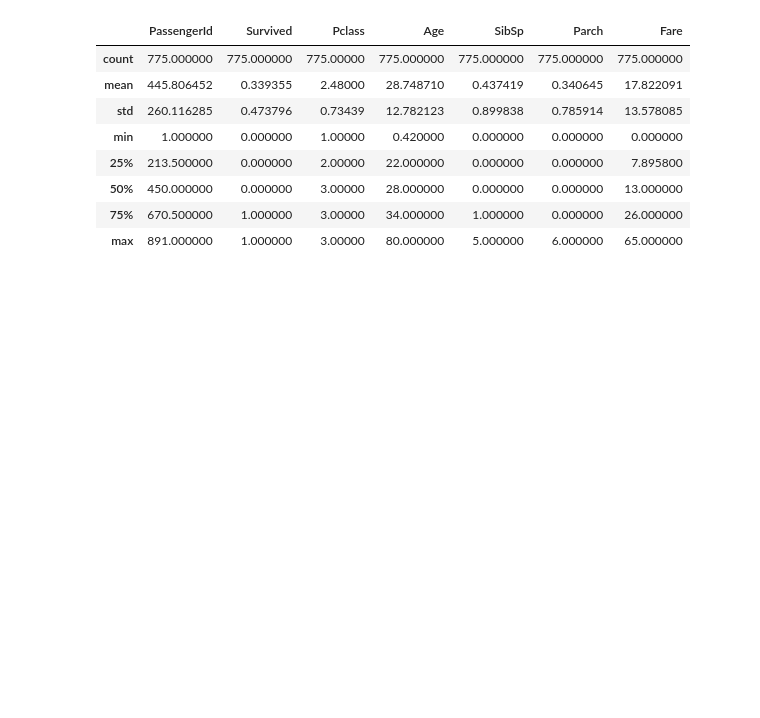
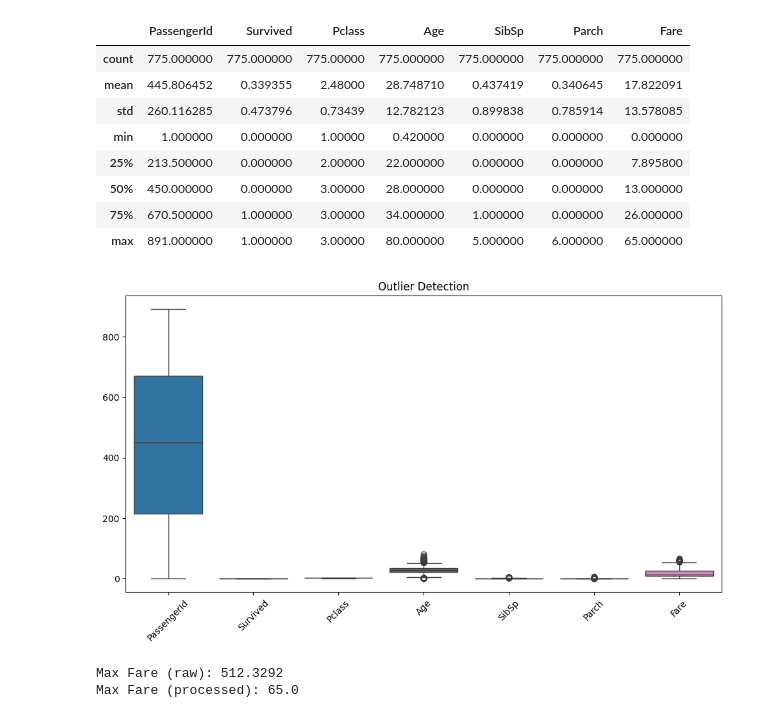
Before and after one commit to saks23jha/Launchpadd, a Jupyter notebook: Week6/src/notebooks/EDA.ipynb, the cells around one changed output. Saved outputs shown, nothing was run; the diff lists cells and outputs as text; code cells hidden in the pictures; blank space fills up the shorter version.

```diff
--- a/Week6/src/notebooks/EDA.ipynb
+++ b/Week6/src/notebooks/EDA.ipynb
@@ -88,3 +88,26 @@ df.describe()
 | 50% | 450.000000 | 0.000000 | 3.00000 | 28.000000 | 0.000000 | 0.000000 | 13.000000 |
 | 75% | 670.500000 | 1.000000 | 3.00000 | 34.000000 | 1.000000 | 0.000000 | 26.000000 |
 | max | 891.000000 | 1.000000 | 3.00000 | 80.000000 | 5.000000 | 6.000000 | 65.000000 |
+# %%
+import numpy as np
+import matplotlib.pyplot as plt
+import seaborn as sns
+
+numeric_df = df.select_dtypes(include=[np.number])
+
+plt.figure(figsize=(12, 6))
+sns.boxplot(data=numeric_df)
+plt.title("Outlier Detection")
+plt.xticks(rotation=45)
+plt.show()
+# %% [output]
+[figure, added]
+# %%
+raw = pd.read_csv("../data/raw/titanic.csv")
+processed = pd.read_csv("../data/processed/final.csv")
+
+print("Max Fare (raw):", raw["Fare"].max())
+print("Max Fare (processed):", processed["Fare"].max())
+# %% [output]
+Max Fare (raw): 512.3292
+Max Fare (processed): 65.0
```
Also changed, not shown: parts of 3 cells of this notebook, 3 other files.
